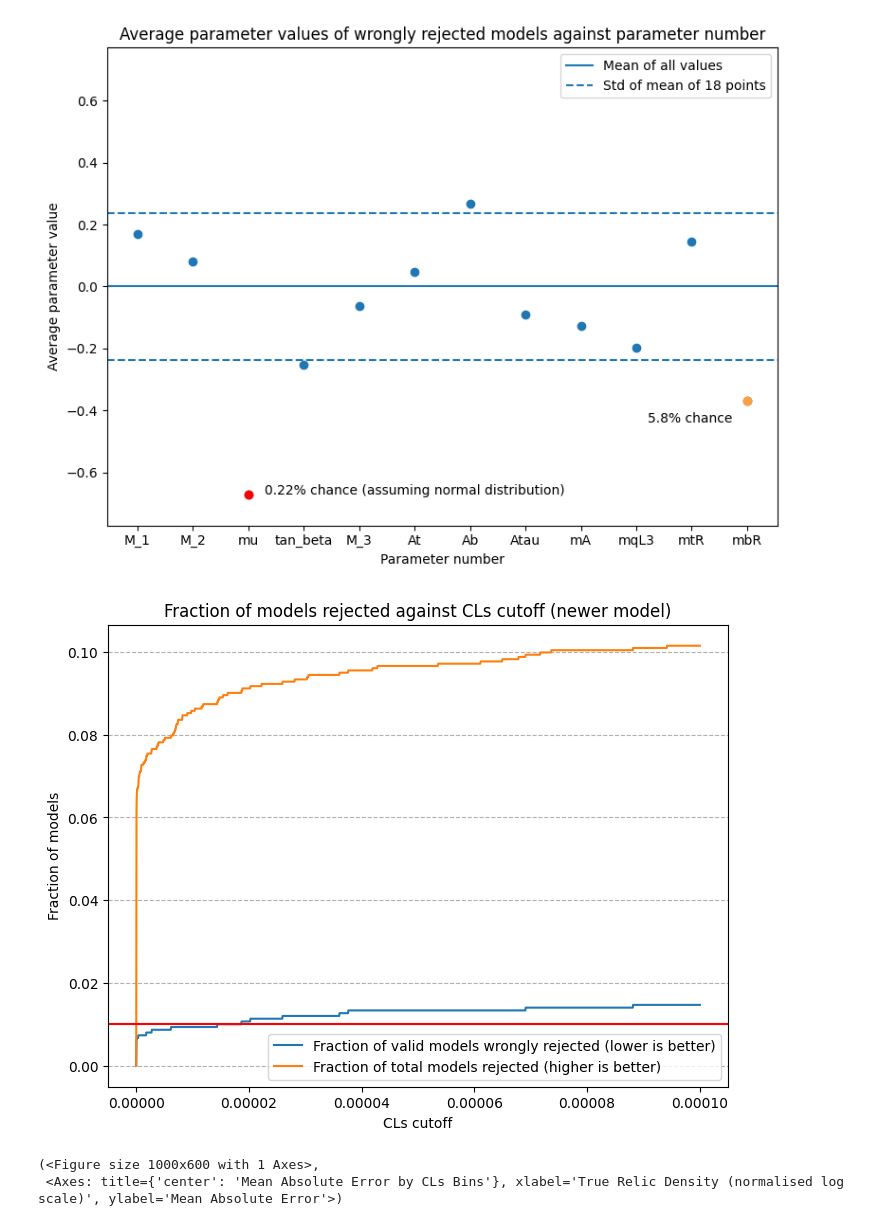
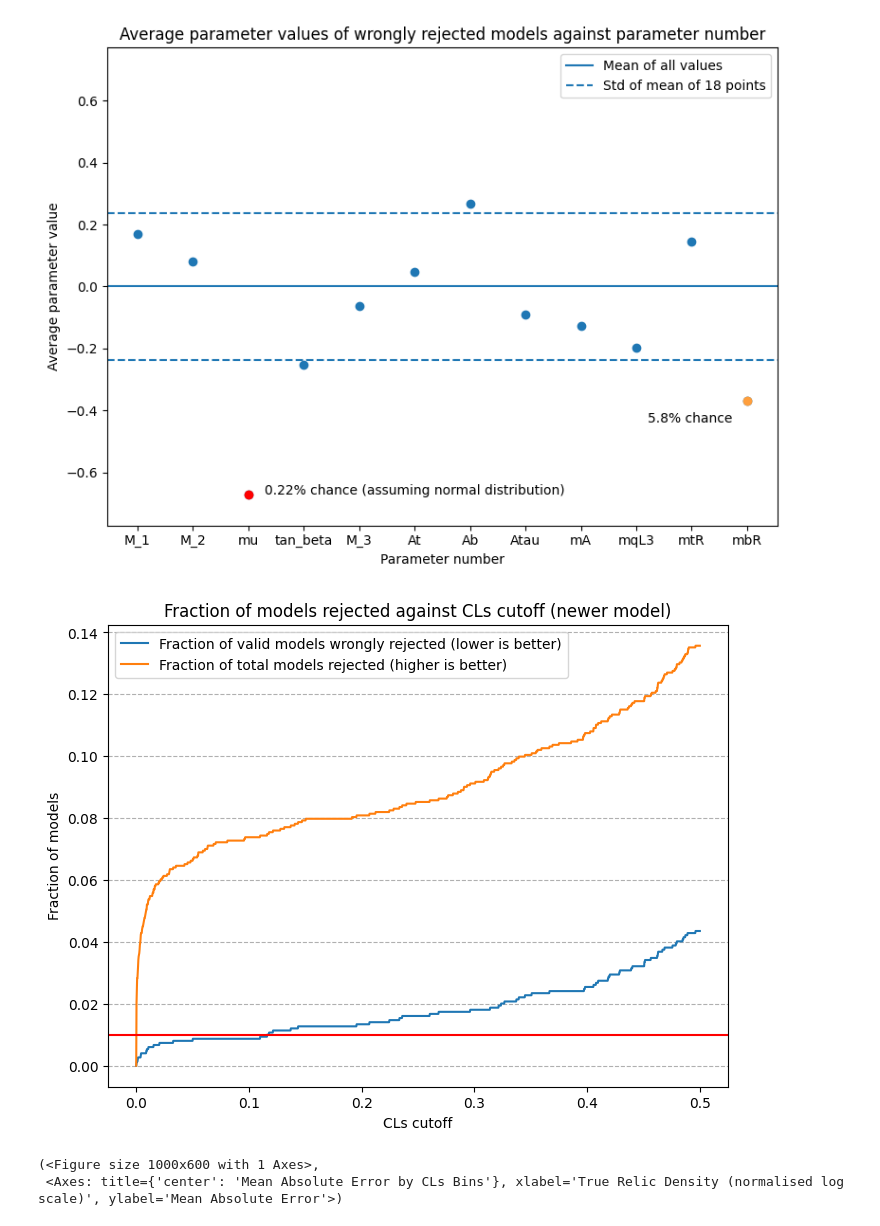
Before and after one commit to benvlasto/MPhys-Project, a Jupyter notebook: exploring_CLs_model_output.ipynb, the cells around one changed output. Drawn from its saved outputs; the diff is of its cells as text; code cells hidden in the pictures.

Commit message:
Created plot of rejecting power against confidence cutoff for new Is_Valid model. It performs worse than the CLs predictor

```diff
--- a/exploring_CLs_model_output.ipynb
+++ b/exploring_CLs_model_output.ipynb
@@ -14,10 +14,9 @@ import pandas as pd
 import numpy as np
 import matplotlib.pyplot as plt
 
-output_df = pd.read_csv("csv-files/CLs_predictions/4l_128n_75e_0.005lr_MAE.csv")
-input_df = pd.read_csv("csv-files/EWKino_CLs_test.csv")
-#output_df = pd.read_csv("temp.csv")
-sorted_output_df = output_df.sort_values(by="Targets")
+output_df = pd.read_csv("csv-files/Is_Valid_predictions/4l_64n_19e_0.005lr_BCE.csv")
+input_df = pd.read_csv("csv-files/EWKino_Is_Valid_test.csv")
+#sorted_output_df = output_df.sort_values(by="Targets")
 # %%
 # Separate predictions and targets into separate arrays
 predictions = output_df["Predictions"].values
@@ -155,9 +155,9 @@ def plot_rejections_by_cutoff(true_values, predicted_values, num_points=100, x_r
     #plt.savefig("plots/CLs_predictor_performance/first_try_model_rejected_models_against_CLs_cutoff.png")
     plt.show()
 # %%
-plot_rejections_by_cutoff(targets, predictions, len(targets), 0.0001)
+plot_rejections_by_cutoff(targets, predictions, len(targets), 0.5)
 # %% [output]
-[figure, old version]
+[figure, new version]
 # %%
 def plot_mae_by_bins(true_values, predicted_values, num_bins):
 
```
Also changed, not shown: parts of 3 cells of this notebook, 3 other files.
